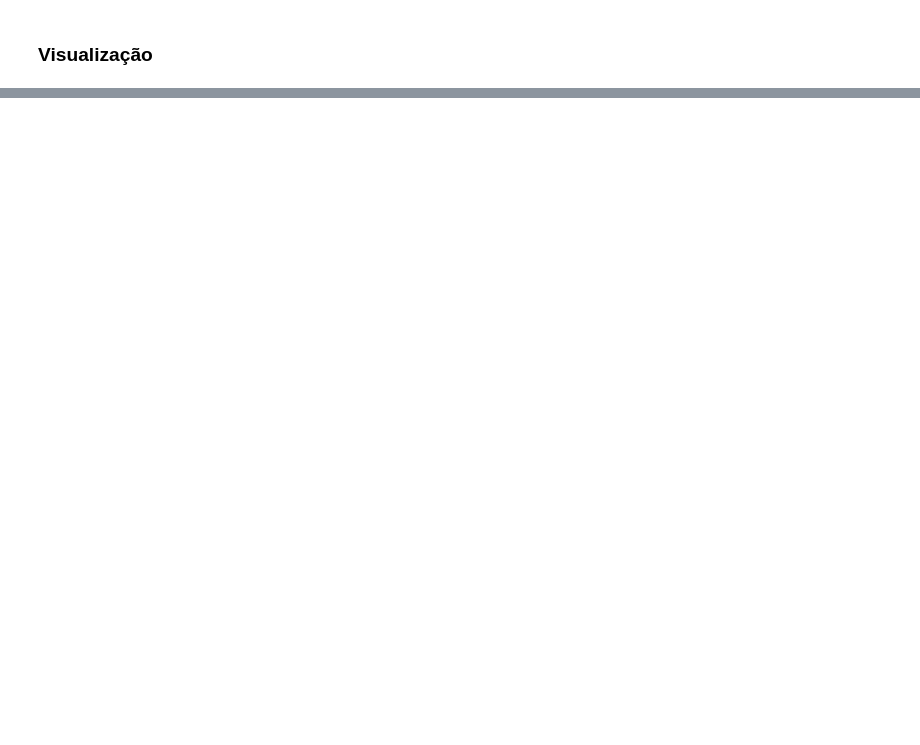
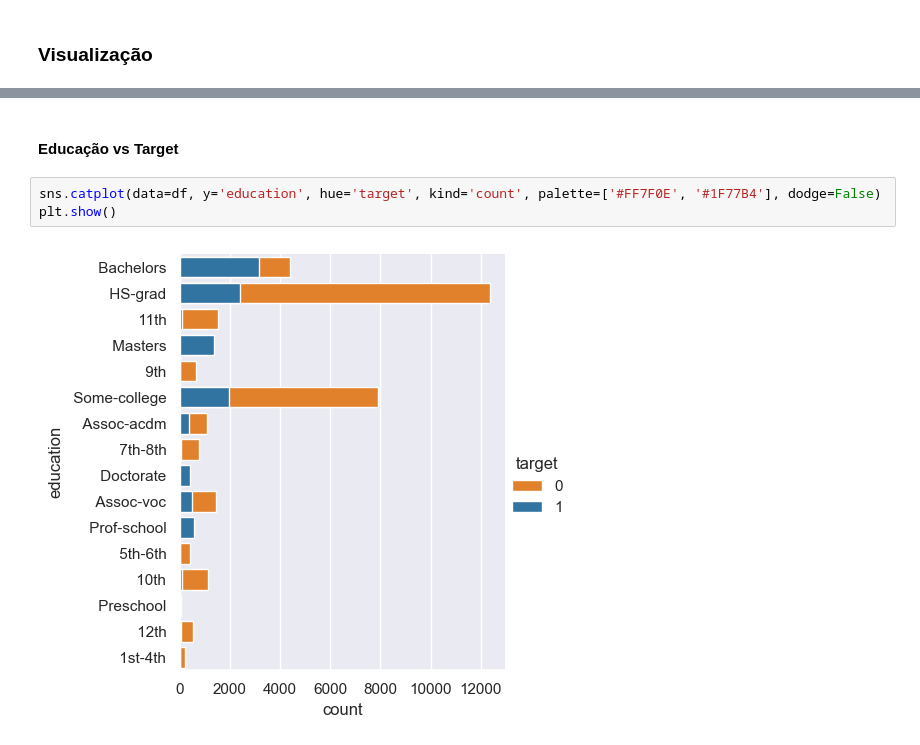
Before and after one commit to pedrogrigorio/UFC-Machine-Learning-Project, a Jupyter notebook: notebook.ipynb, the cells around one changed output, grey strips where cells are left out. Drawn from its saved outputs; the diff is of its cells as text; blank space fills up the shorter version.

```diff
--- a/notebook.ipynb
+++ b/notebook.ipynb
@@ -89,0 +169,7 @@ df.describe()
+# %% [markdown]
+#### Educação vs Target
+# %%
+sns.catplot(data=df, y='education', hue='target', kind='count', palette=['#FF7F0E', '#1F77B4'], dodge=False)
+plt.show()
+# %% [output]
+[figure, added]
```
Also changed, not shown: parts of 25 cells of this notebook.
